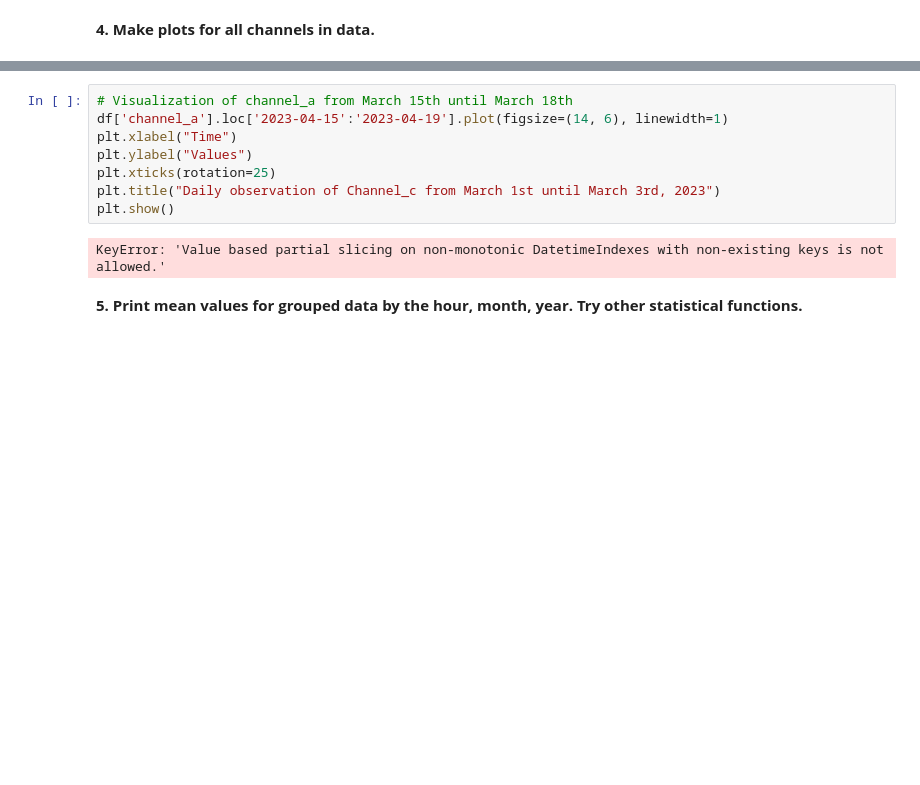
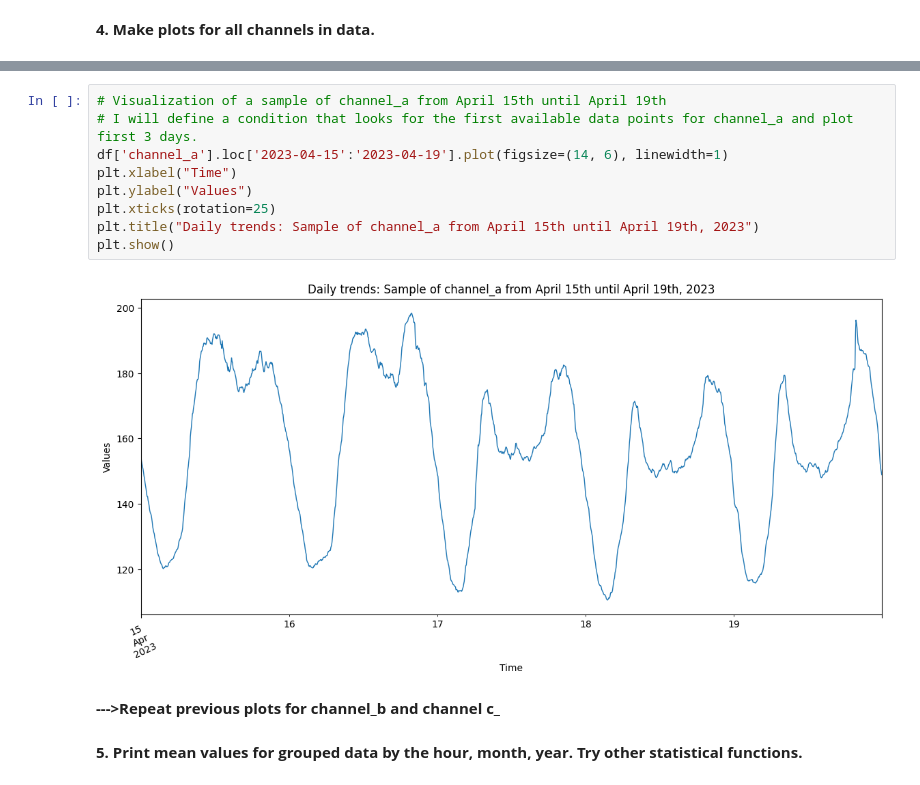
Before and after one commit to Lozyloze/Infinitii_training, a Jupyter notebook: Assignment_2nd_part.ipynb, the cells around one changed output, grey strips where cells are left out. Saved outputs shown, nothing was run; the diff lists cells and outputs as text; blank space fills up the shorter version.

```diff
--- a/Assignment_2nd_part.ipynb
+++ b/Assignment_2nd_part.ipynb
@@ -174,13 +178,16 @@ plt.show()
 # %%
-# Visualization of channel_a from March 15th until March 18th
+# Visualization of a sample of channel_a from April 15th until April 19th
+# I will define a condition that looks for the first available data points for channel_a and plot first 3 days.
 df['channel_a'].loc['2023-04-15':'2023-04-19'].plot(figsize=(14, 6), linewidth=1)
 plt.xlabel("Time")
 plt.ylabel("Values")
 plt.xticks(rotation=25)
-plt.title("Daily observation of Channel_c from March 1st until March 3rd, 2023")
+plt.title("Daily trends: Sample of channel_a from April 15th until April 19th, 2023")
 plt.show()
 # %% [output]
-KeyError: 'Value based partial slicing on non-monotonic DatetimeIndexes with non-existing keys is not allowed.'
+[figure, added]
+# %% [markdown]
+**--->Repeat previous plots for channel_b and channel c_**
 # %% [markdown]
 **5. Print mean values for grouped data by the hour, month, year. Try other statistical functions.**
 # %%
```
Also changed, not shown: parts of 9 cells of this notebook.
